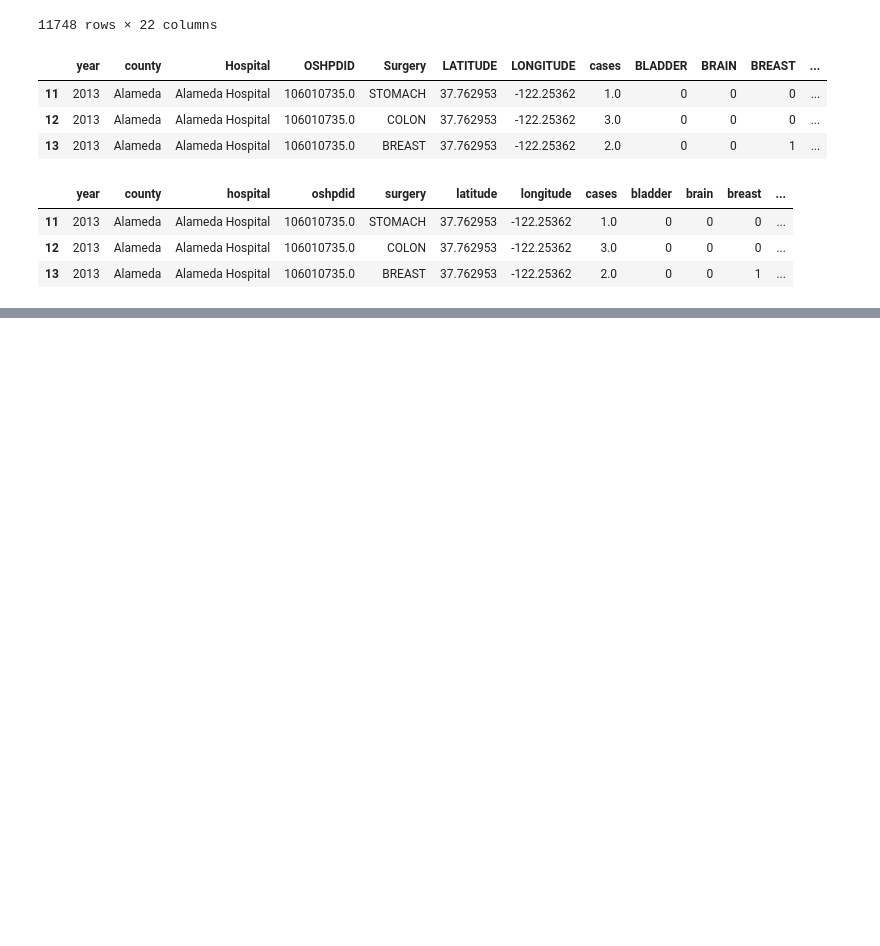
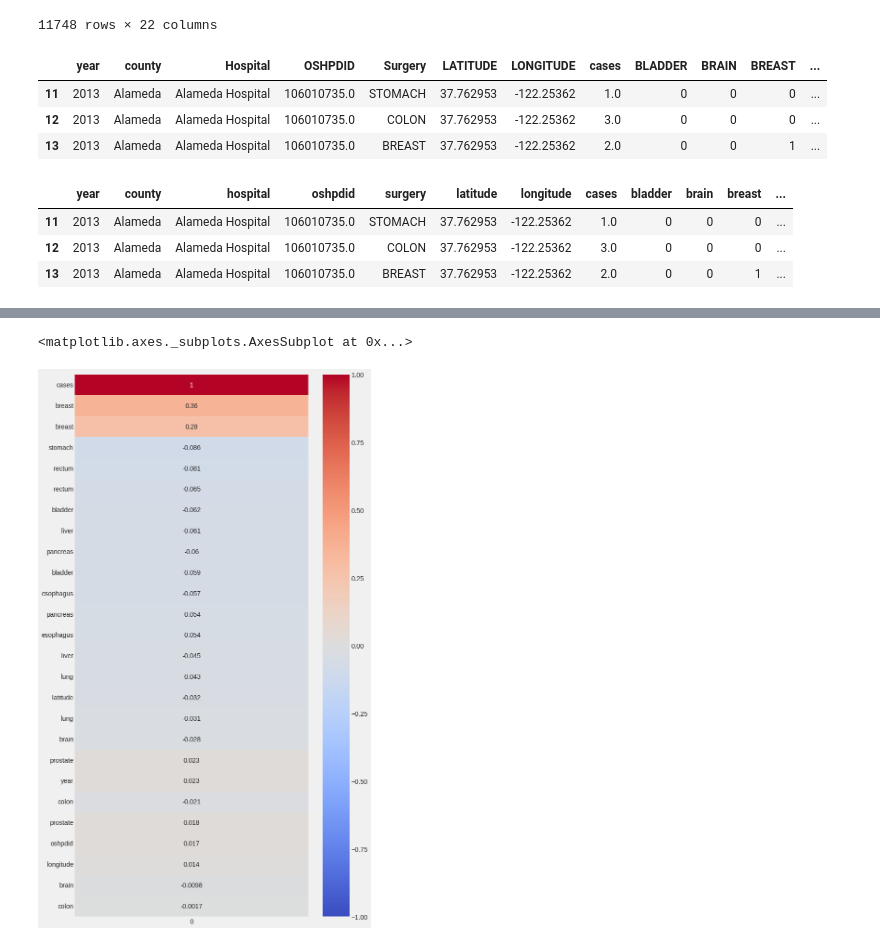
Before and after one commit to gromdimon/Training--Projects, a Jupyter notebook: Cancer_cases.ipynb, the cells around one changed output, grey strips where cells are left out. Cells and saved outputs as stored; diff of their text form; code cells hidden in the pictures; blank space fills up the shorter version.

```diff
--- a/Cancer_cases.ipynb
+++ b/Cancer_cases.ipynb
@@ -332,0 +335,9 @@ df_1.head(3)
+# %%
+correlations = df_1.corrwith(df_1['cases']).iloc[:-1].to_frame()
+correlations['abs'] = correlations[0].abs()
+sorted_correlations = correlations.sort_values('abs', ascending=False)[0]
+fig, ax = plt.subplots(figsize=(10,20))
+sns.heatmap(sorted_correlations.to_frame(), cmap='coolwarm', annot=True, vmin=-1, vmax=1, ax=ax)
+# %% [output]
+<matplotlib.axes._subplots.AxesSubplot at 0x...>
+[figure, added]
```
Also changed, not shown: parts of 14 cells of this notebook.
